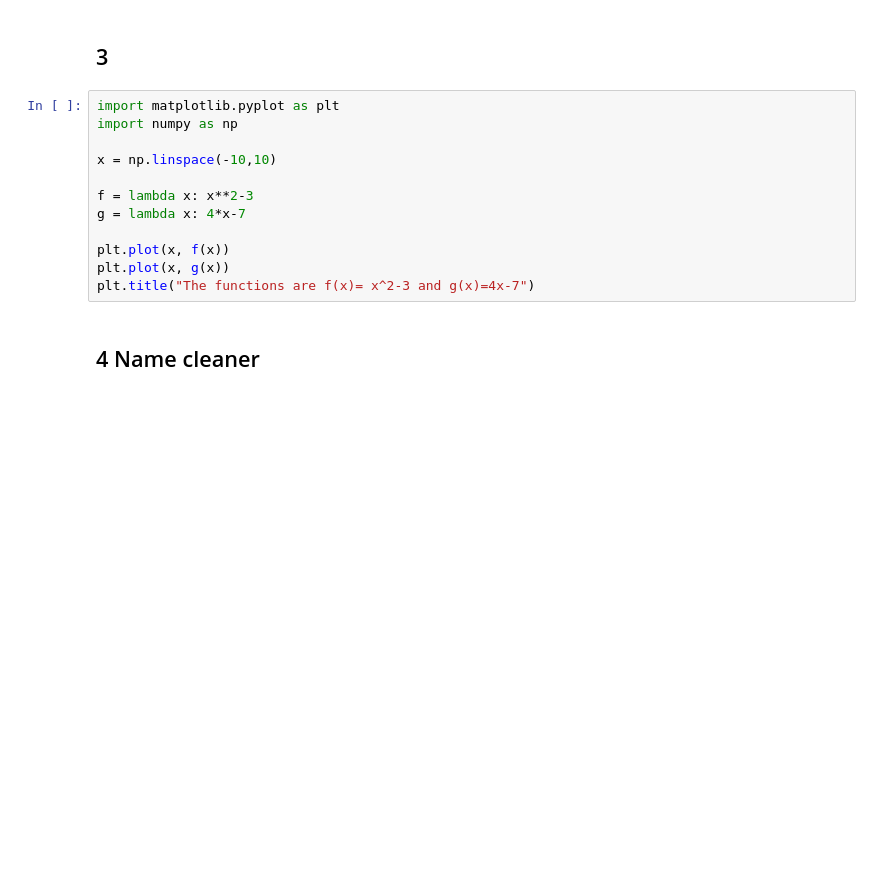
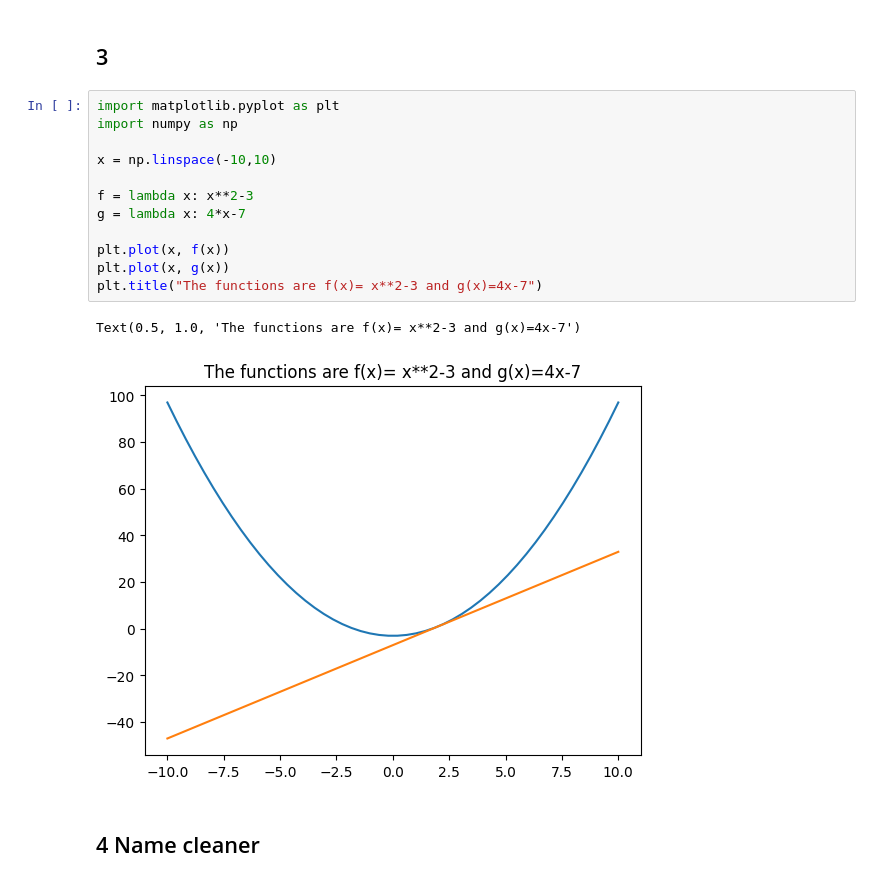
Before and after one commit to VineelaNedunuri/Python-vineela-nedunuri, a Jupyter notebook: Exercises/EX006.ipynb, the cells around one changed output. Saved outputs shown, nothing was run; the diff lists cells and outputs as text; blank space fills up the shorter version.

Commit message:
functions

```diff
--- a/Exercises/EX006.ipynb
+++ b/Exercises/EX006.ipynb
@@ -60,15 +60,18 @@ NameError: name 'x' is not defined
 # %%
 import matplotlib.pyplot as plt
 import numpy as np
 
 x = np.linspace(-10,10)
 
 f = lambda x: x**2-3
 g = lambda x: 4*x-7
 
 plt.plot(x, f(x))
 plt.plot(x, g(x))
-plt.title("The functions are f(x)= x^2-3 and g(x)=4x-7")
+plt.title("The functions are f(x)= x**2-3 and g(x)=4x-7")
+# %% [output]
+Text(0.5, 1.0, 'The functions are f(x)= x**2-3 and g(x)=4x-7')
+[figure, added]
 # %% [markdown]
 ## 4  Name cleaner
 # %%
```
